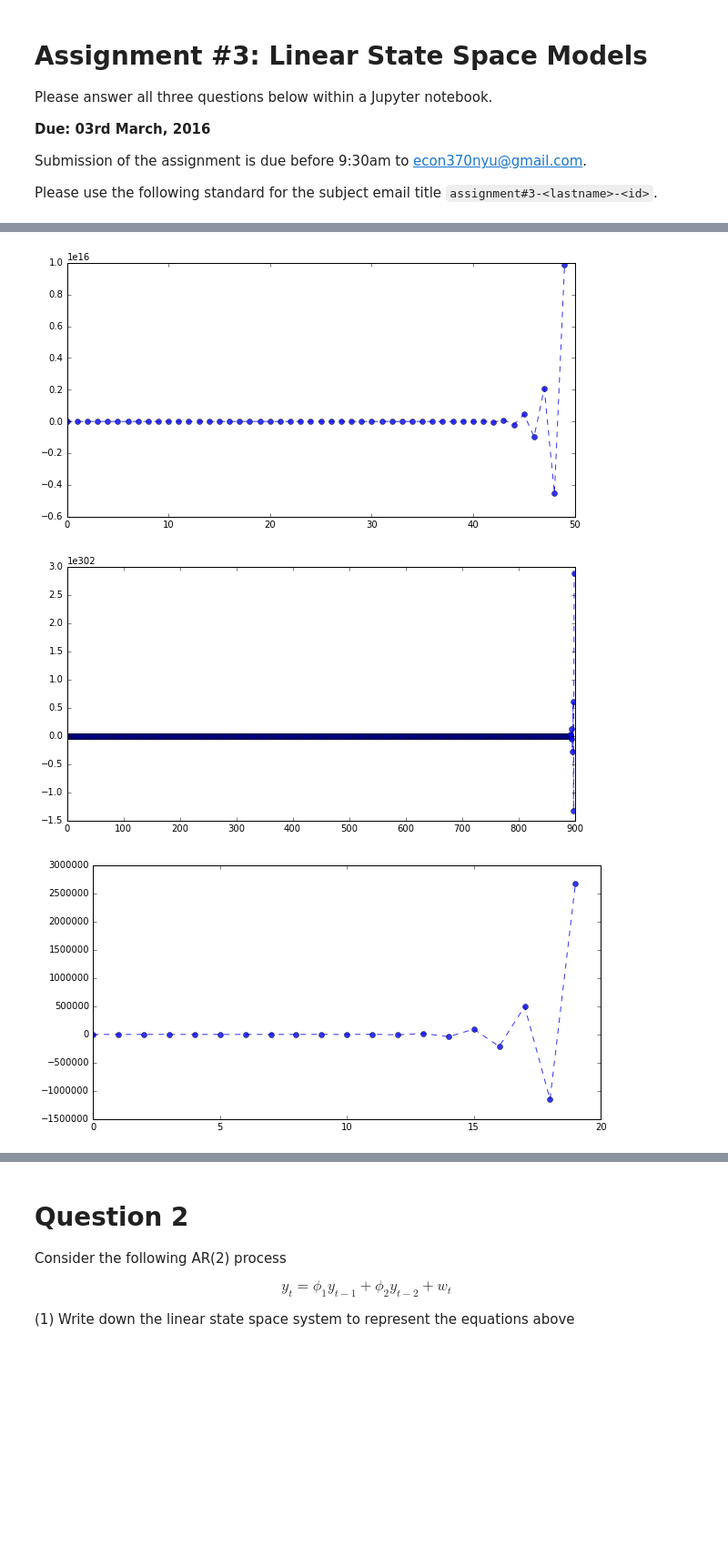
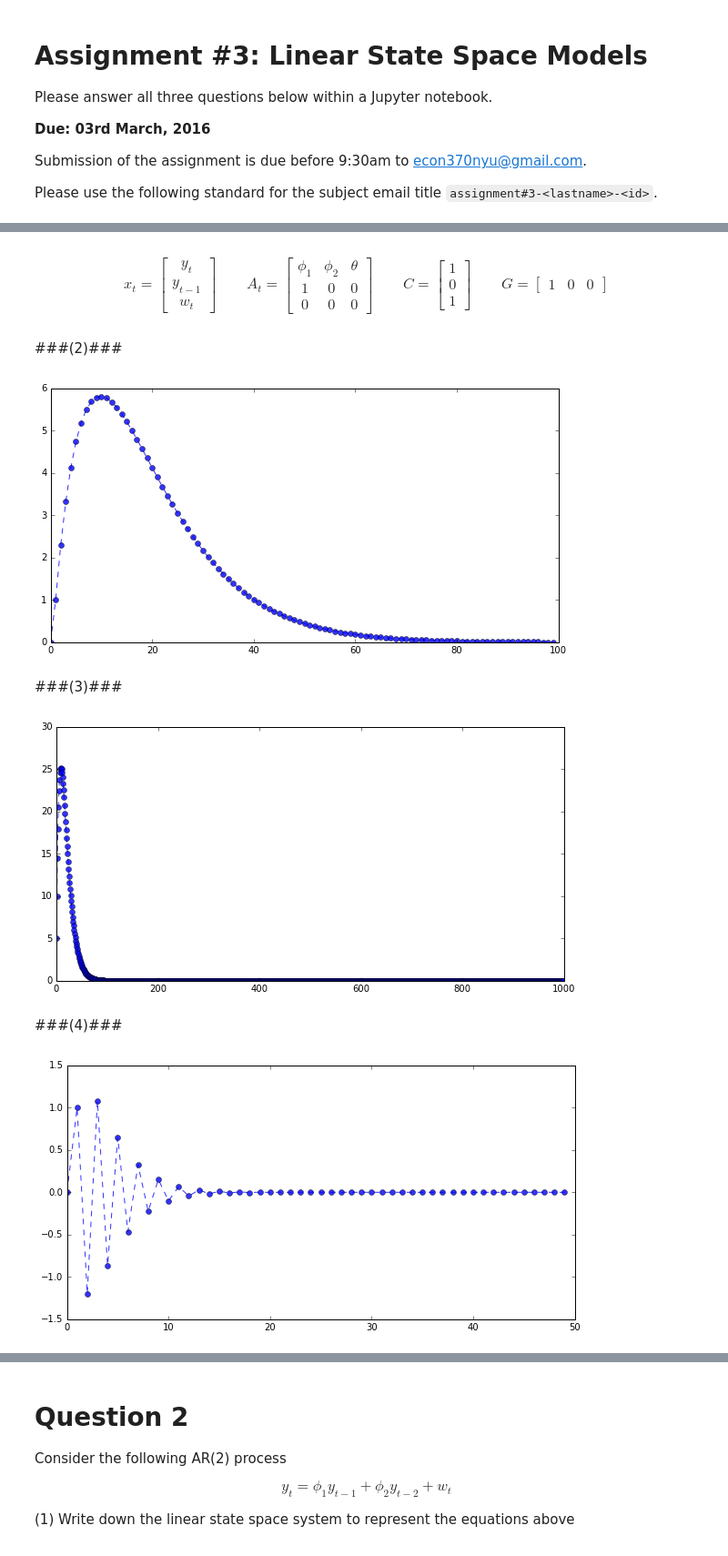
Before and after one commit to caimichael/quantecon_assignments, a Jupyter notebook: assignment_3/assignment-3.ipynb, the cells around one changed output, grey strips where cells are left out. Shown at 91% size. Cells and saved outputs as stored; diff of their text form; code cells hidden in the pictures; blank space fills up the shorter version.

Commit message:
completed assignment 3. double check/make corrections

```diff
--- a/assignment_3/assignment-3.ipynb
+++ b/assignment_3/assignment-3.ipynb
@@ -28,5 +30,30 @@ $$ y_t=\phi_1 y_{t-1}+\phi_2 y_{t-2} + w_t+\theta w_{t-1}$$
+# %% [markdown]
+$$
+    x_t=
+    \begin{bmatrix}
+        y_t \\
+        y_{t-1} \\
+        w_t
+    \end{bmatrix}
+    \qquad
+    A_t = \begin{bmatrix}
+              \phi_1 & \phi_2 & \theta \\
+              1 & 0 & 0  \\
+              0 & 0 & 0
+        \end{bmatrix}
+    \qquad
+    C= \begin{bmatrix}
+        1 \\
+        0 \\
+        1
+        \end{bmatrix}
+    \qquad
+    G = \begin{bmatrix} 1 & 0 & 0 \end{bmatrix}
+$$
+# %% [markdown]
+###(2)###
 # %%
-#(2) Simulated path for y_t, N=1000
+#Simulated path for y_t, N=1000
 %matplotlib inline
 import numpy as np
 import matplotlib.pyplot as plt
@@ -35,10 +62,10 @@ import matplotlib.pyplot as plt
 
 # std: st.d of innovation
 
-N = 50
+N = 100
 std = 1.0
-phi_1 = -1.8
-phi_2 = 0.81
+phi_1 = 1.8
+phi_2 = -0.81
 theta = 0.5
 
 A = np.array(([phi_1,phi_2,theta],[1,0,0],[0,0,0]))
@@ -70,9 +97,11 @@ ax.set_xlim(0, N)
 ax.plot(Simul_y, 'bo--',  alpha=0.8)
 plt.show()
 # %% [output]
-[figure, old version]
+[figure, new version]
+# %% [markdown]
+###(3)###
 # %%
-#(3) Simulated path for y_t, N=1000
+#Simulated path for y_t, N=1000
 %matplotlib inline
 import numpy as np
 import matplotlib.pyplot as plt
@@ -81,10 +110,10 @@ import matplotlib.pyplot as plt
 
 # std: st.d of innovation
 
-N = 900 #Won't let me make it 1000?
+N = 1000
 std = 1.0
-phi_1 = -1.8
-phi_2 = 0.81
+phi_1 = 1.8
+phi_2 = -0.81
 theta = 0.5
 
 A = np.array(([phi_1,phi_2,theta],[1,0,0],[0,0,0]))
@@ -98,9 +127,12 @@ G = np.array([1,0,0])
 Simul_shock = np.zeros(N)
 Simul_shock[0]=std
 
+#choose y_t
+y_t = 5
+
 #Simul_shock = np.random.normal(0, std, N)
 Simul_x = np.zeros((N+1,3))
-Simul_x[0,:]=np.array([0,0,0])
+Simul_x[0,:]=np.array([y_t,0,0])
 Simul_y = np.zeros(N)
 
 for i in range(0,N):
@@ -114,9 +146,10 @@ ax.set_xlim(0, N)
 ax.plot(Simul_y, 'bo--',  alpha=0.8)
 plt.show()
 # %% [output]
-[figure, old version]
+[figure, new version]
+# %% [markdown]
+###(4)###
 # %%
-#(4)
 %matplotlib inline
 import numpy as np
 import matplotlib.pyplot as plt
@@ -125,38 +158,38 @@ import matplotlib.pyplot as plt
 
 # std: st.d of innovation
 
-N = 20
+N = 50
 std = 1.0
-phi_1 = -2.0
-phi_2 = 0.75
-theta = 0.5
+phi_1 = -1.2
+phi_2 = -0.36
+theta = 0.0
 
 A = np.array(([phi_1,phi_2,theta],[1,0,0],[0,0,0]))
 
 C = np.array([1,0,1])
 
 G = np.array([1,0,0])
 
 # == set up the simulation == #
 
 Simul_shock = np.zeros(N)
 Simul_shock[0]=std
 
 #Simul_shock = np.random.normal(0, std, N)
 Simul_x = np.zeros((N+1,3))
 Simul_x[0,:]=np.array([0,0,0])
 Simul_y = np.zeros(N)
 
-for i in range(0,N):#This is the correct code, but I don't understand why it works.
+for i in range(0,N):
     Simul_x[i+1,:] = np.dot(A, Simul_x[i,:])+np.dot(C, Simul_shock[i])
     Simul_y[i] = np.dot(G, Simul_x[i,:])
 
 # Plot the simulation
 
 fig, ax = plt.subplots(figsize=(10, 5))
 ax.set_xlim(0, N)
 ax.plot(Simul_y, 'bo--',  alpha=0.8)
 plt.show()
 # %% [output]
-[figure, old version]
+[figure, new version]
 # %% [markdown]
```
Also changed, not shown: parts of 29 cells of this notebook, 4 other files.
